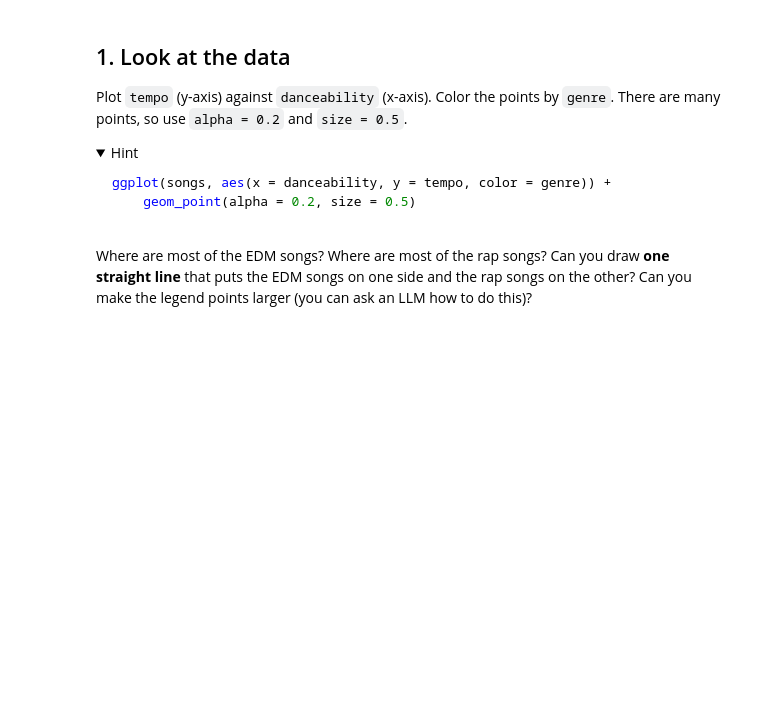
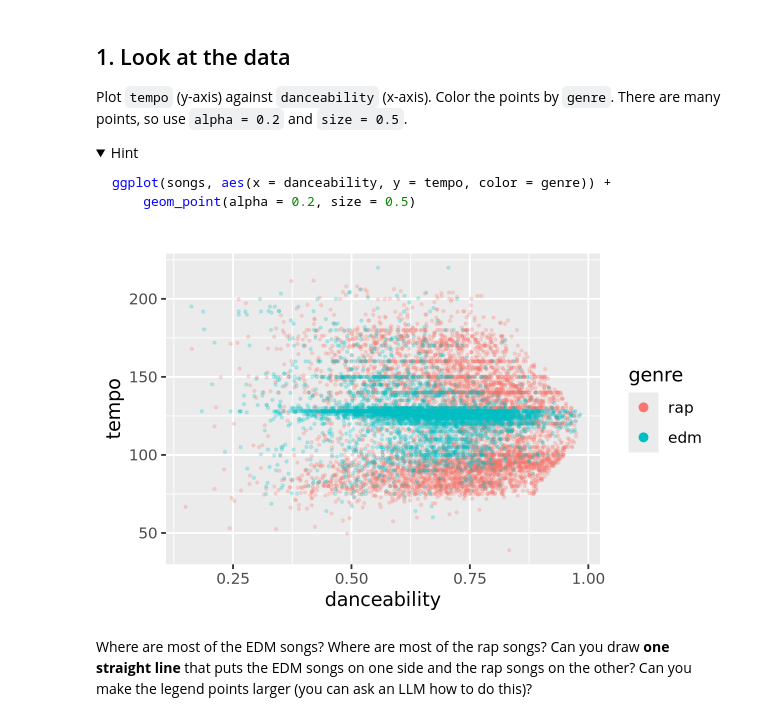
Before and after one commit to jleet-unc/512codespace, a Jupyter notebook: exercises/13-spotify-exercise.ipynb, the cells around one changed output. Saved outputs shown, nothing was run; the diff lists cells and outputs as text; code cells hidden in the pictures; folded sections open; blank space fills up the shorter version.

````diff
--- a/exercises/13-spotify-exercise.ipynb
+++ b/exercises/13-spotify-exercise.ipynb
@@ -50,6 +71,12 @@ ggplot(songs, aes(x = danceability, y = tempo, color = genre)) +
 ```
 
 </details>
+# %%
+ggplot(songs, aes(x = danceability, y = tempo, color = genre)) +
+    geom_point(alpha = .2, size = .5) +
+    guides(color = guide_legend(override.aes = list(size = 2, alpha = 1)))
+# %% [output]
+[figure, added]
 # %% [markdown]
 Where are most of the EDM songs? Where are most of the rap songs? Can you draw **one straight line** that puts the EDM songs on one side and the rap songs on the other? Can you make the legend points larger (you can ask an LLM how to do this)?
 # %% [markdown]
````
Also changed, not shown: parts of 11 cells of this notebook, 2 other files.
